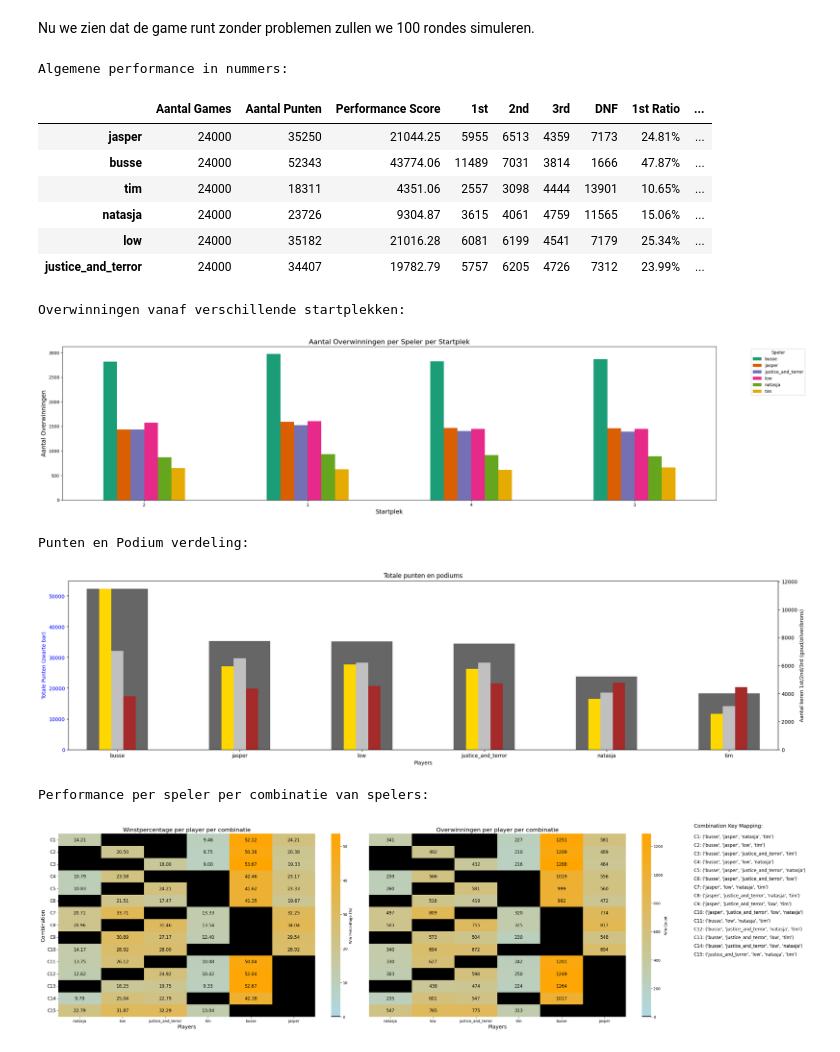
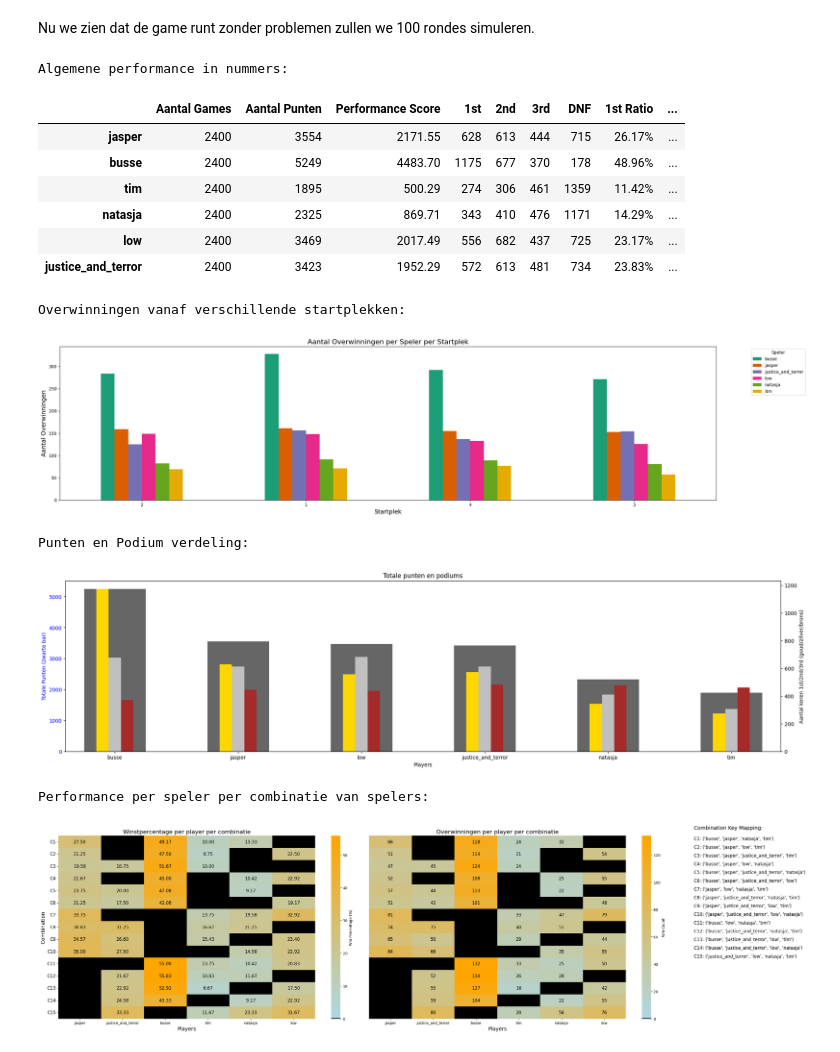
Before and after one commit to BJHeemskerk/ZweedsPesten, a Jupyter notebook: notebooks/TestenStratBusse.ipynb, the cells around one changed output. Cells and saved outputs as stored; diff of their text form; code cells hidden in the pictures.

```diff
--- a/notebooks/TestenStratBusse.ipynb
+++ b/notebooks/TestenStratBusse.ipynb
@@ -48,20 +48,20 @@ Game over! Winners in order: ['jasper', 'natasja', 'busse']
 # %% [markdown]
 Nu we zien dat de game runt zonder problemen zullen we 100 rondes simuleren.
 # %%
-# Het simuleren van 100 games
-game.simulate_games(100)
+# Het simuleren van 10 games
+game.simulate_games(10)
 # %% [output]
 Algemene performance in nummers:
 |  | Aantal Games | Aantal Punten | Performance Score | 1st | 2nd | 3rd | DNF | 1st Ratio | ... |
-| jasper | 24000 | 35250 | 21044.25 | 5955 | 6513 | 4359 | 7173 | 24.81% | ... |
-| busse | 24000 | 52343 | 43774.06 | 11489 | 7031 | 3814 | 1666 | 47.87% | ... |
-| tim | 24000 | 18311 | 4351.06 | 2557 | 3098 | 4444 | 13901 | 10.65% | ... |
-| natasja | 24000 | 23726 | 9304.87 | 3615 | 4061 | 4759 | 11565 | 15.06% | ... |
-| low | 24000 | 35182 | 21016.28 | 6081 | 6199 | 4541 | 7179 | 25.34% | ... |
-| justice_and_terror | 24000 | 34407 | 19782.79 | 5757 | 6205 | 4726 | 7312 | 23.99% | ... |
+| jasper | 2400 | 3554 | 2171.55 | 628 | 613 | 444 | 715 | 26.17% | ... |
+| busse | 2400 | 5249 | 4483.70 | 1175 | 677 | 370 | 178 | 48.96% | ... |
+| tim | 2400 | 1895 | 500.29 | 274 | 306 | 461 | 1359 | 11.42% | ... |
+| natasja | 2400 | 2325 | 869.71 | 343 | 410 | 476 | 1171 | 14.29% | ... |
+| low | 2400 | 3469 | 2017.49 | 556 | 682 | 437 | 725 | 23.17% | ... |
+| justice_and_terror | 2400 | 3423 | 1952.29 | 572 | 613 | 481 | 734 | 23.83% | ... |
 Overwinningen vanaf verschillende startplekken:
-[figure, old version]
+[figure, new version]
 Punten en Podium verdeling:
-[figure, old version]
+[figure, new version]
 Performance per speler per combinatie van spelers:
-[figure, old version]
+[figure, new version]
```
Also changed, not shown: parts of 1 cell of this notebook, 2 other files.
